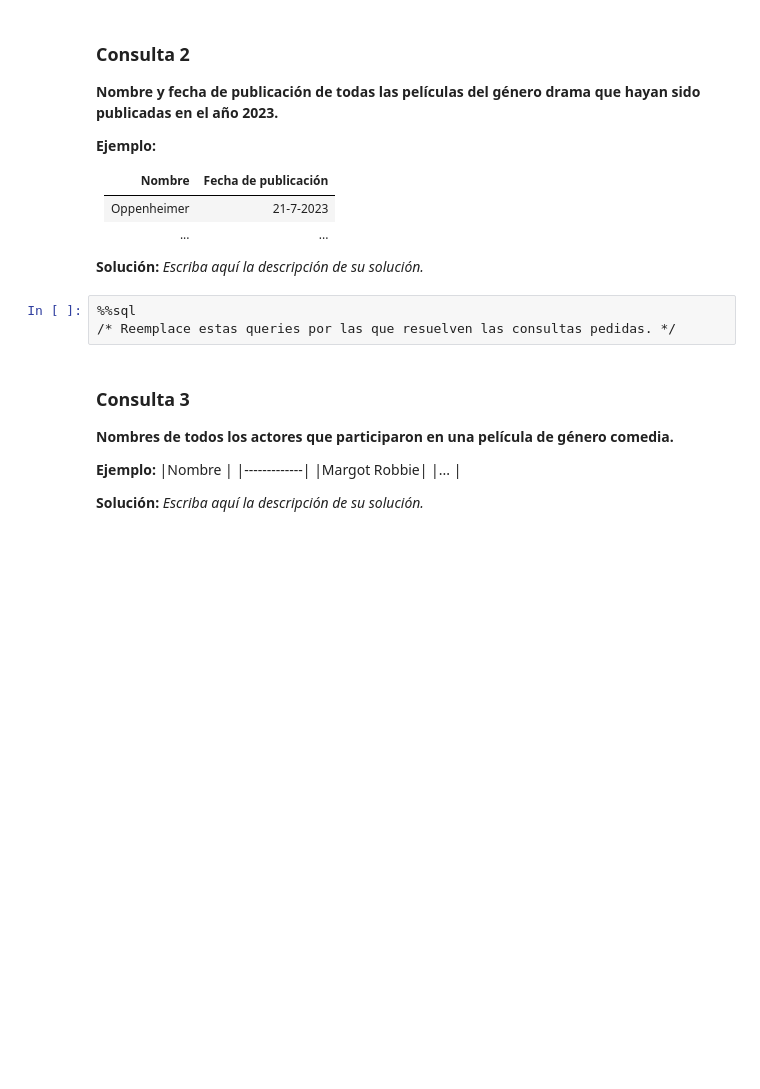
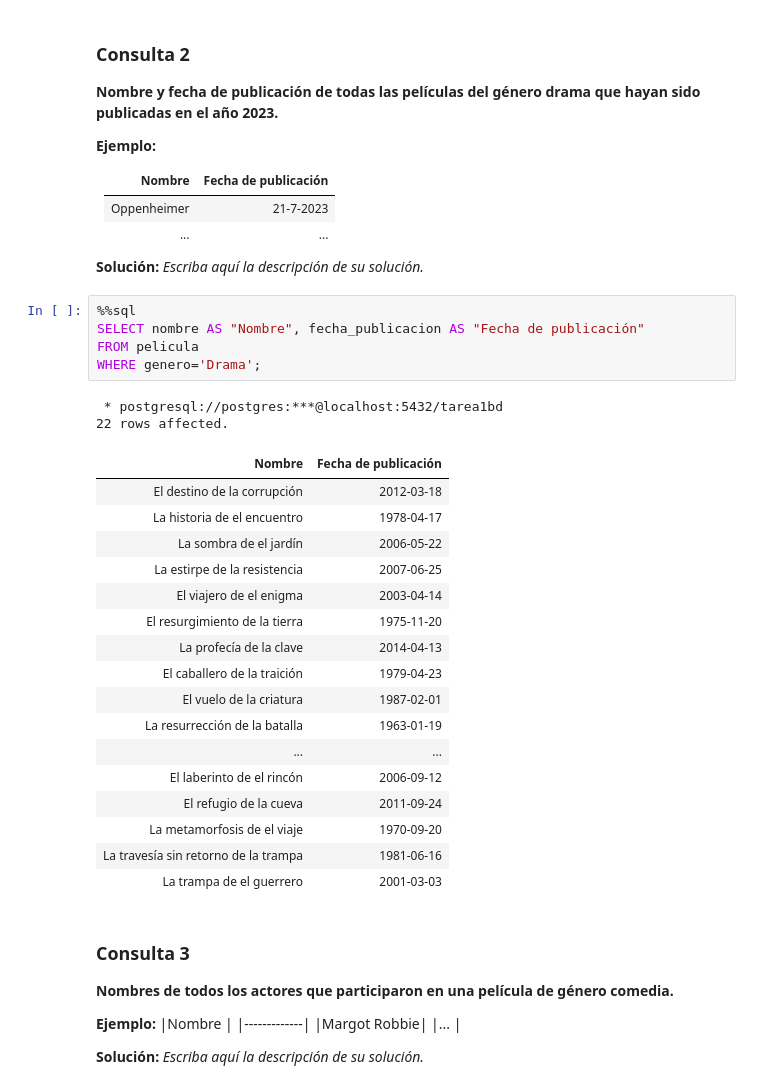
Before and after one commit to Cu4nz/Tarea1BD_MVV, a Jupyter notebook: Tarea_1.ipynb, the cells around one changed output. Saved outputs shown, nothing was run; the diff lists cells and outputs as text; blank space fills up the shorter version.

Commit message:
consulta2

```diff
--- a/Tarea_1.ipynb
+++ b/Tarea_1.ipynb
@@ -319,9 +327,31 @@ WHERE EXTRACT(year FROM fecha_publicacion) >= EXTRACT(year FROM CURRENT_DATE)-1;
 
 
 **Solución:** _Escriba aquí la descripción de su solución._
-# %%
-%%sql
-/* Reemplace estas queries por las que resuelven las consultas pedidas. */
+# %%
+%%sql
+SELECT nombre AS "Nombre", fecha_publicacion AS "Fecha de publicación"
+FROM pelicula
+WHERE genero='Drama';
+# %% [output]
+ * postgresql://postgres:***@localhost:5432/tarea1bd
+22 rows affected.
+| Nombre | Fecha de publicación |
+| El destino de la corrupción | 2012-03-18 |
+| La historia de el encuentro | 1978-04-17 |
+| La sombra de el jardín | 2006-05-22 |
+| La estirpe de la resistencia | 2007-06-25 |
+| El viajero de el enigma | 2003-04-14 |
+| El resurgimiento de la tierra | 1975-11-20 |
+| La profecía de la clave | 2014-04-13 |
+| El caballero de la traición | 1979-04-23 |
+| El vuelo de la criatura | 1987-02-01 |
+| La resurrección de la batalla | 1963-01-19 |
+| ... | ... |
+| El laberinto de el rincón | 2006-09-12 |
+| El refugio de la cueva | 2011-09-24 |
+| La metamorfosis de el viaje | 1970-09-20 |
+| La travesía sin retorno de la trampa | 1981-06-16 |
+| La trampa de el guerrero | 2001-03-03 |
 # %% [markdown]
 ### Consulta 3
 **Nombres de todos los actores que participaron en una película de género comedia.**
```
Also changed, not shown: parts of 1 cell of this notebook.
